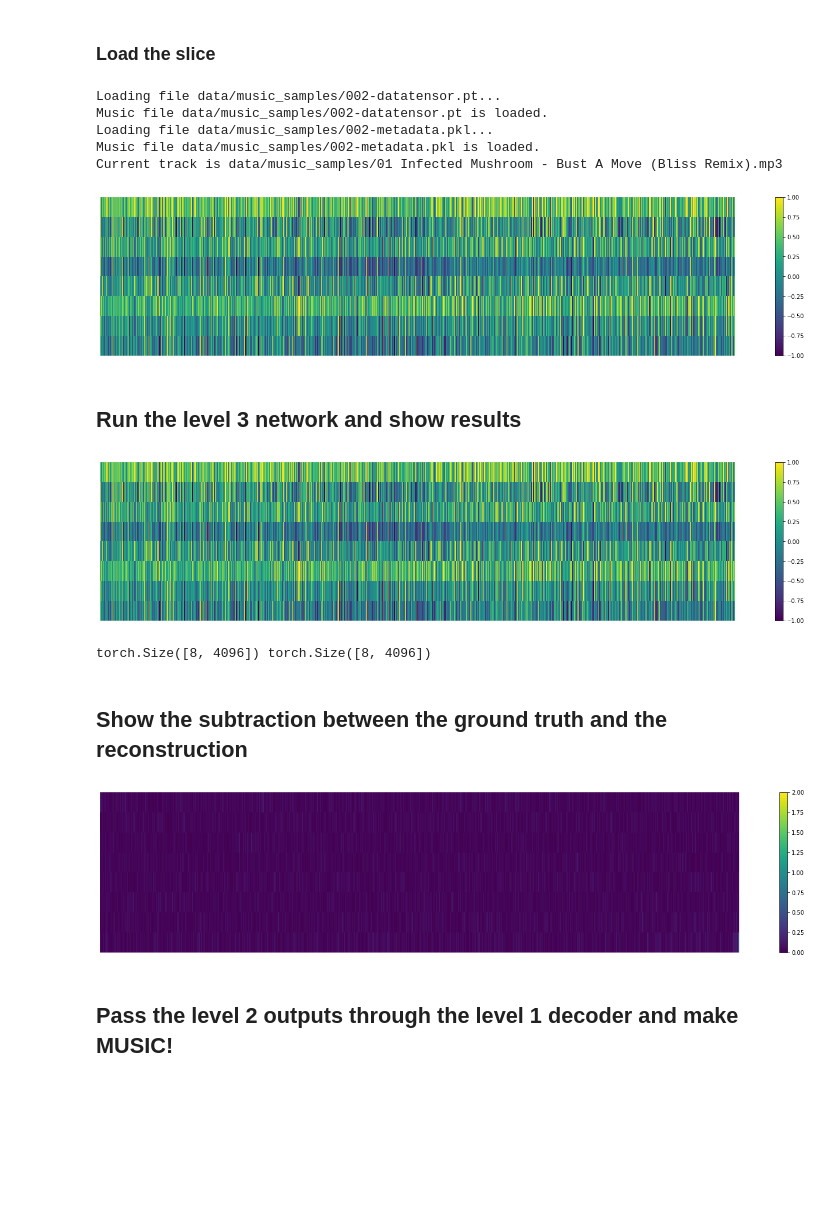
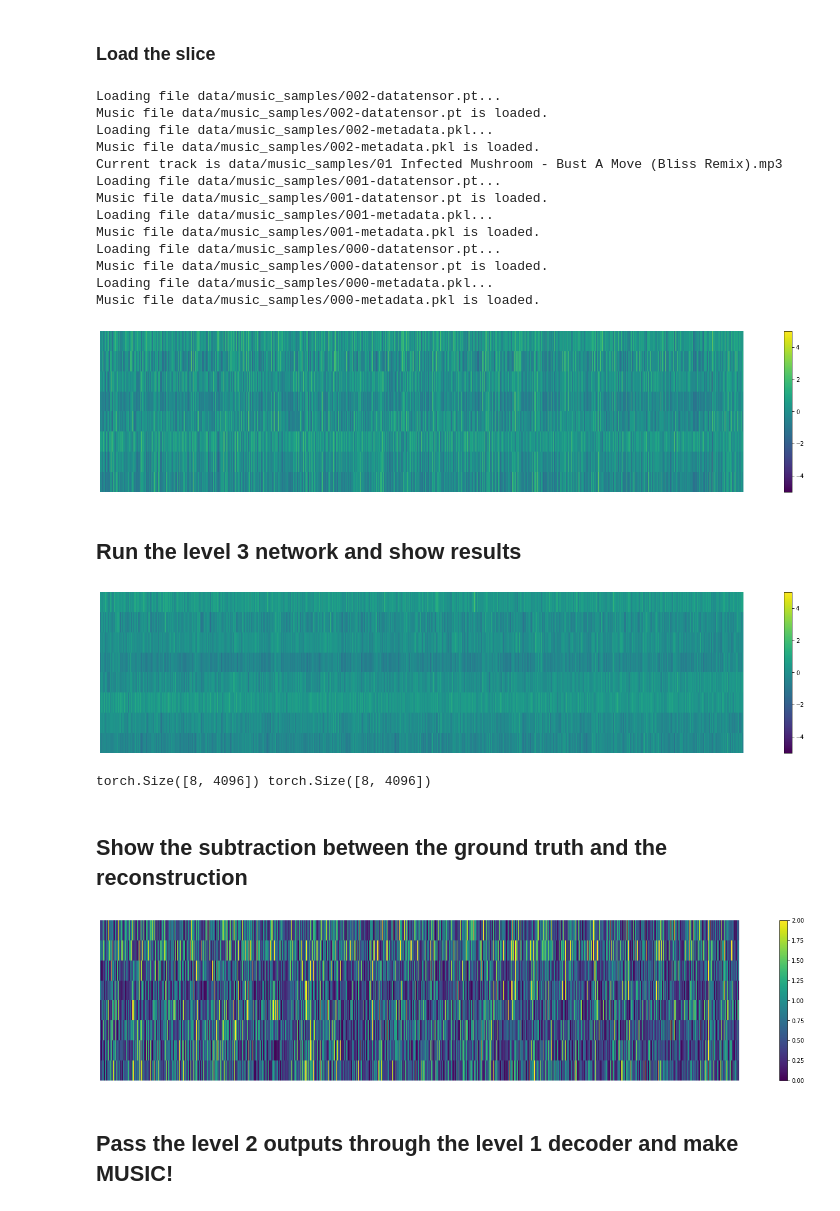
Before and after one commit to VovaTch/Infected_hdiff, a Jupyter notebook: test_lvl3_vqvae.ipynb, the cells around one changed output. Cells and saved outputs as stored; diff of their text form; code cells hidden in the pictures; blank space fills up the shorter version.

```diff
--- a/test_lvl3_vqvae.ipynb
+++ b/test_lvl3_vqvae.ipynb
@@ -37,16 +36,14 @@ device = 'cuda' if torch.cuda.is_available() else 'cpu'
 # %% [markdown]
 ## Load the models
 # %%
-model_lvl1 = MultiLvlVQVariationalAutoEncoder(**cfg_1).to(device)
-model_lvl1 = model_lvl1.load_from_checkpoint(weights_path_lvl1, **cfg_1, strict=False).to(device)
+model_lvl1 = MultiLvlVQVariationalAutoEncoder.load_from_checkpoint(weights_path_lvl1, **cfg_1, strict=False).to(device)
 model_lvl1.eval()
 
-model_lvl2 = MultiLvlVQVariationalAutoEncoder(**cfg_2).to(device)
-model_lvl2 = model_lvl1.load_from_checkpoint(weights_path_lvl2, **cfg_2, strict=False).to(device)
+#model_lvl2 = MultiLvlVQVariationalAutoEncoder(**cfg_2).to(device)
+model_lvl2 = MultiLvlVQVariationalAutoEncoder.load_from_checkpoint(weights_path_lvl2, **cfg_2).to(device)
 model_lvl2.eval()
 
-model_lvl3 = MultiLvlVQVariationalAutoEncoder(**cfg_3).to(device)
-model_lvl3 = model_lvl1.load_from_checkpoint(weights_path_lvl3, **cfg_3, strict=False).to(device)
+model_lvl3 = MultiLvlVQVariationalAutoEncoder.load_from_checkpoint(weights_path_lvl3, **cfg_3, strict=False).to(device)
 model_lvl3.eval()
 # %% [output]
 MultiLvlVQVariationalAutoEncoder(
@@ -109,8 +106,21 @@ for sample in dataloader:
     lvl3_sample = sample['music slice'].squeeze(0)
     print(f"Current track is {sample['track name'][0]}")
     break
+
+dataset_lvl2 = Lvl2InputDataset(preload=True)
+dataloader = DataLoader(dataset_lvl2, batch_size=1, shuffle=True)
+for sample in dataloader:
+    lvl2_sample = sample['music slice'].squeeze(0)
+    break
+
+dataset_lvl1 = MP3SliceDataset(preload=True)
+dataloader = DataLoader(dataset_lvl1, batch_size=1, shuffle=True)
+for sample in dataloader:
+    lvl1_sample = sample['music slice'].squeeze(0)
+    break
+
 plt.figure(figsize=(25, 5))
-plt.matshow(lvl3_sample.cpu().detach().numpy(), fignum=1, aspect='auto', vmin=-1.0, vmax=1.0)
+plt.matshow(lvl3_sample.cpu().detach().numpy(), fignum=1, aspect='auto', vmin=-5.0, vmax=5.0)
 plt.colorbar()
 plt.axis('off')
 plt.show()
@@ -120,21 +130,29 @@ Music file data/music_samples/002-datatensor.pt is loaded.
 Loading file data/music_samples/002-metadata.pkl...
 Music file data/music_samples/002-metadata.pkl is loaded.
 Current track is data/music_samples/01 Infected Mushroom - Bust A Move (Bliss Remix).mp3
+Loading file data/music_samples/001-datatensor.pt...
+Music file data/music_samples/001-datatensor.pt is loaded.
+Loading file data/music_samples/001-metadata.pkl...
+Music file data/music_samples/001-metadata.pkl is loaded.
+Loading file data/music_samples/000-datatensor.pt...
+Music file data/music_samples/000-datatensor.pt is loaded.
+Loading file data/music_samples/000-metadata.pkl...
+Music file data/music_samples/000-metadata.pkl is loaded.
-[figure, old version]
+[figure, new version]
 # %% [markdown]
 ## Run the level 3 network and show results
 # %%
 lvl3_output = model_lvl3(lvl3_sample.clone().unsqueeze(0).to(device))
 with torch.no_grad():
     lvl2_pred = lvl3_output['output'][0]
 plt.figure(figsize=(25, 5))
-plt.matshow(lvl2_pred.cpu().detach().numpy(), fignum=1, aspect='auto', vmin=-1.0, vmax=1.0)
+plt.matshow(lvl2_pred.cpu().detach().numpy(), fignum=1, aspect='auto', vmin=-5.0, vmax=5.0)
 plt.colorbar()
 plt.axis('off')
 plt.show()
 print(lvl2_pred.size(), lvl3_sample.size())
 # %% [output]
-[figure, old version]
+[figure, new version]
 torch.Size([8, 4096]) torch.Size([8, 4096])
 # %% [markdown]
 ## Show the subtraction between the ground truth and the reconstruction
@@ -145,7 +163,7 @@ plt.colorbar()
 plt.axis('off')
 plt.show()
 # %% [output]
-[figure, old version]
+[figure, new version]
 # %% [markdown]
 ## Pass the level 2 outputs through the level 1 decoder and make MUSIC!
 # %% [markdown]
```
Also changed, not shown: parts of 5 cells of this notebook, 3 other files.
